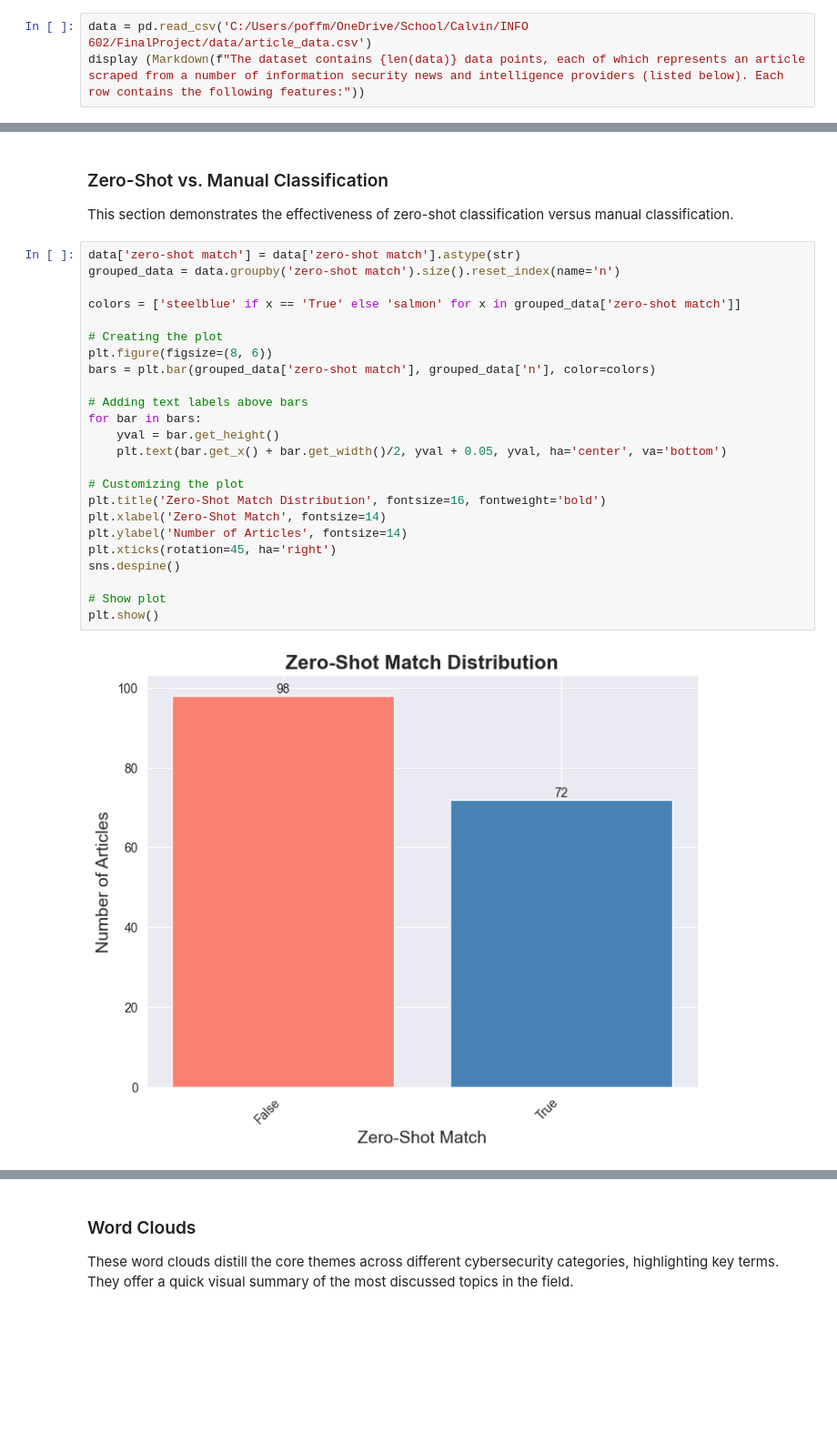
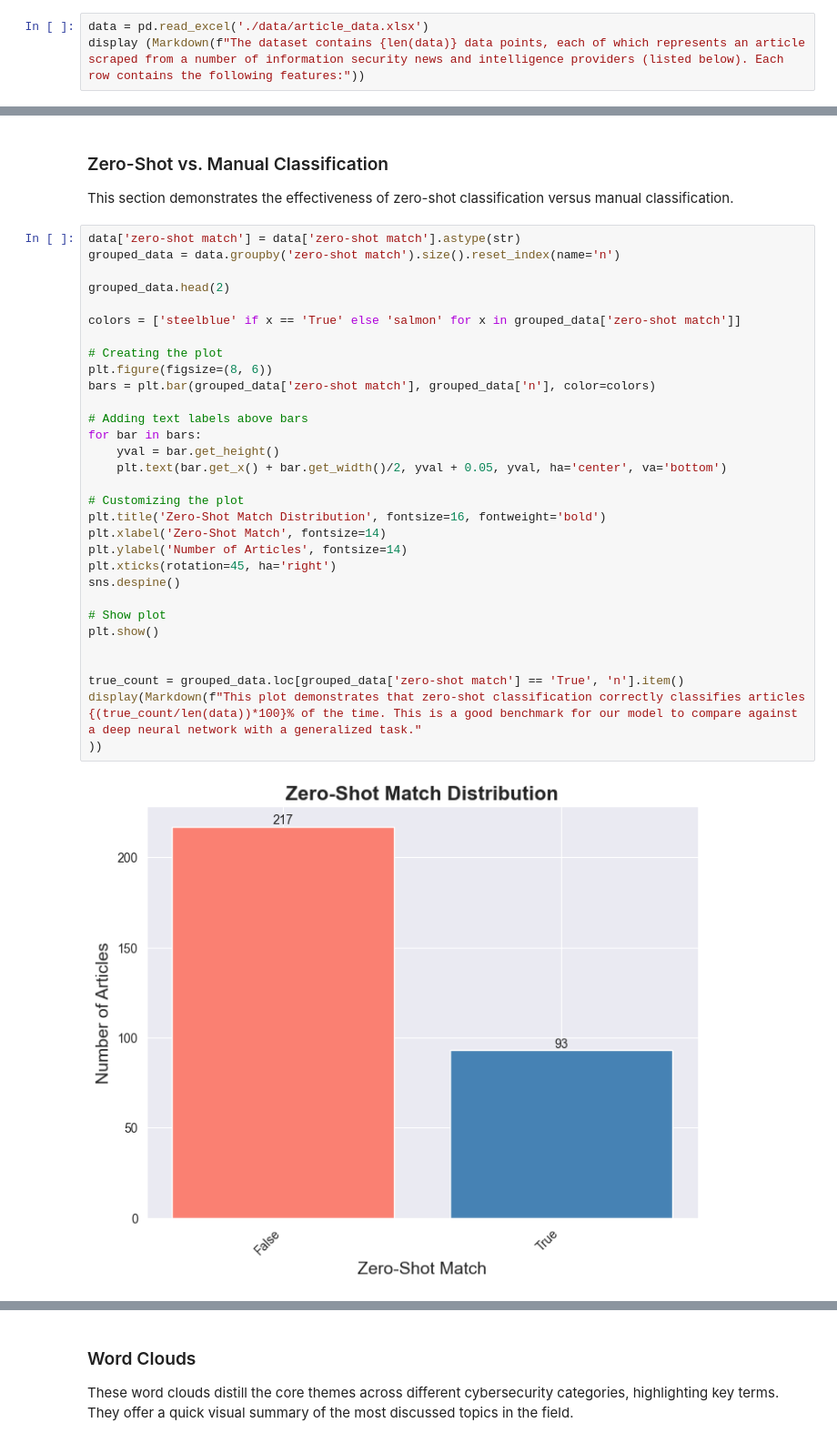
Before and after one commit to r3mnan7/INFO602-Final, a Jupyter notebook: poff-info602-final.ipynb, the cells around one changed output, grey strips where cells are left out. Shown at 91% size. Saved outputs shown, nothing was run; the diff lists cells and outputs as text; blank space fills up the shorter version.

Commit message:
Added data to project. Finished pre-processing pipeline and now ready to begin modeling.

```diff
--- a/poff-info602-final.ipynb
+++ b/poff-info602-final.ipynb
@@ -13,6 +17,6 @@ from IPython.display import display, Markdown
 # %% [markdown]
 ## Data
 # %%
-data = pd.read_csv('C:/Users/poffm/OneDrive/School/Calvin/INFO 602/FinalProject/data/article_data.csv')
+data = pd.read_excel('./data/article_data.xlsx')
 display (Markdown(f"The dataset contains {len(data)} data points, each of which represents an article scraped from a number of information security news and intelligence providers (listed below). Each row contains the following features:"))
 # %% [output]
@@ -75,26 +146,33 @@ This section demonstrates the effectiveness of zero-shot classification versus m
 # %%
 data['zero-shot match'] = data['zero-shot match'].astype(str)
 grouped_data = data.groupby('zero-shot match').size().reset_index(name='n')
+
+grouped_data.head(2)
 
 colors = ['steelblue' if x == 'True' else 'salmon' for x in grouped_data['zero-shot match']]
 
 # Creating the plot
 plt.figure(figsize=(8, 6))
 bars = plt.bar(grouped_data['zero-shot match'], grouped_data['n'], color=colors)
 
 # Adding text labels above bars
 for bar in bars:
     yval = bar.get_height()
     plt.text(bar.get_x() + bar.get_width()/2, yval + 0.05, yval, ha='center', va='bottom')
 
 # Customizing the plot
 plt.title('Zero-Shot Match Distribution', fontsize=16, fontweight='bold')
 plt.xlabel('Zero-Shot Match', fontsize=14)
 plt.ylabel('Number of Articles', fontsize=14)
 plt.xticks(rotation=45, ha='right')
 sns.despine()
 
 # Show plot
 plt.show()
+
+
+true_count = grouped_data.loc[grouped_data['zero-shot match'] == 'True', 'n'].item()
+display(Markdown(f"This plot demonstrates that zero-shot classification correctly classifies articles {(true_count/len(data))*100}% of the time. This is a good benchmark for our model to compare against a deep neural network with a generalized task."
+))
 # %% [output]
-[figure, old version]
+[figure, new version]
```
Also changed, not shown: parts of 11 cells of this notebook, 5 other files.
